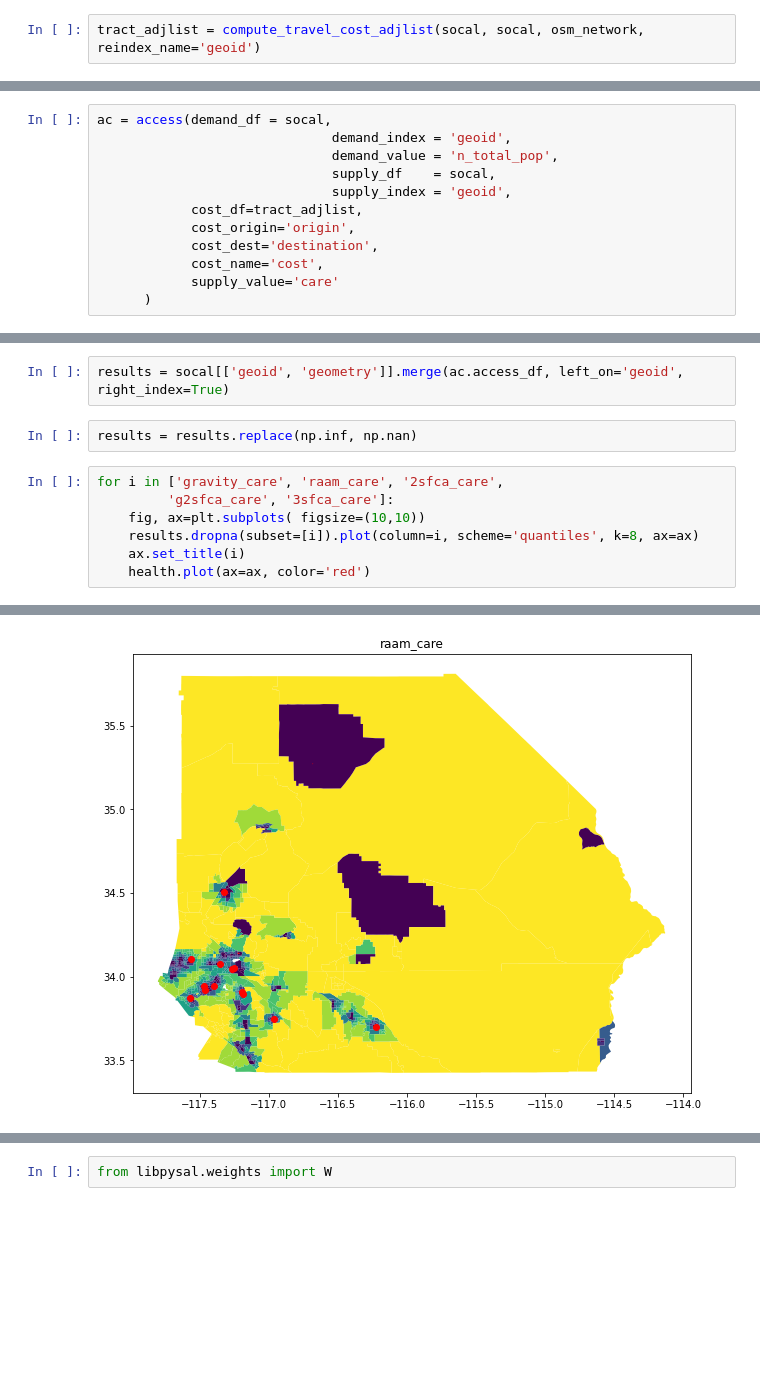
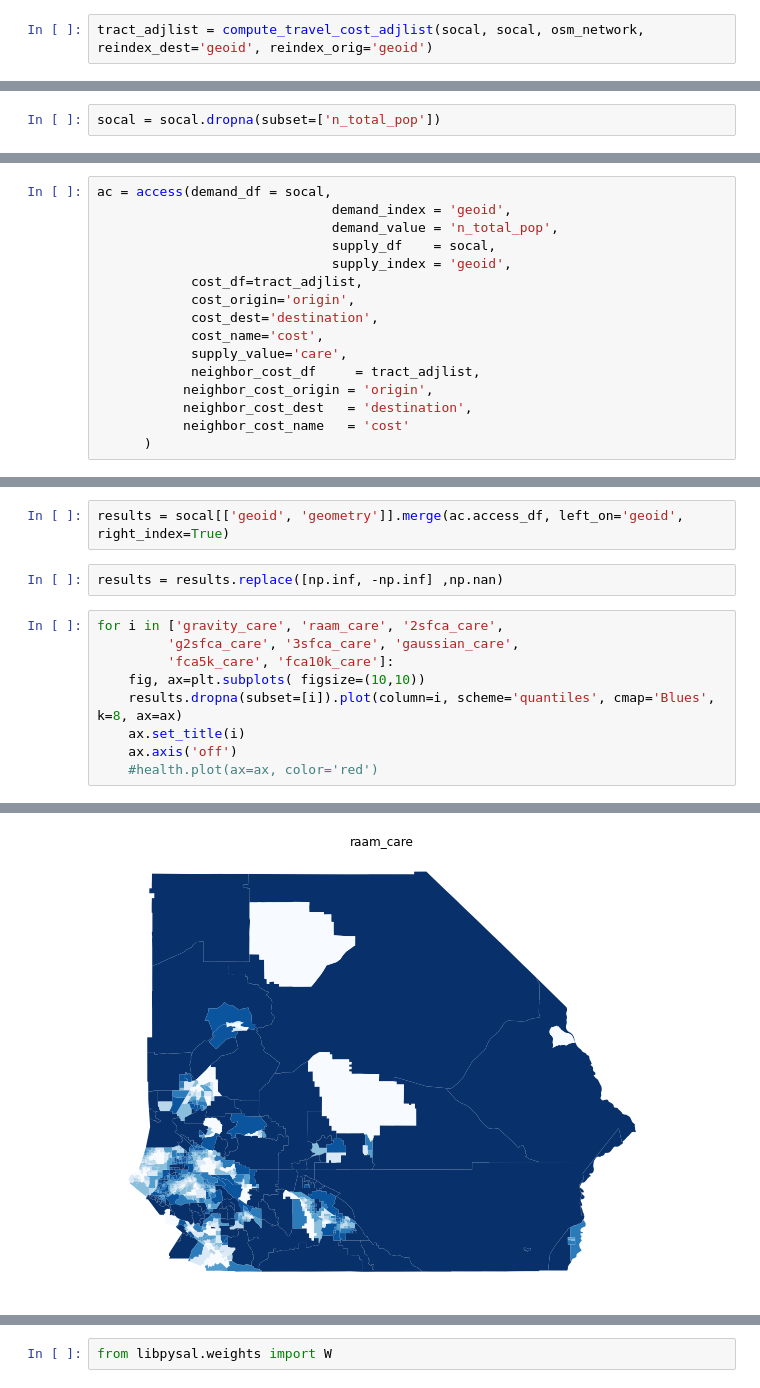
Before and after one commit to knaaptime/healthacc, a Jupyter notebook: notebooks/simple_access.ipynb, the cells around one changed output, grey strips where cells are left out. Saved outputs shown, nothing was run; the diff lists cells and outputs as text; blank space fills up the shorter version.

```diff
--- a/notebooks/simple_access.ipynb
+++ b/notebooks/simple_access.ipynb
@@ -149,7 +122,7 @@ tract_cost
 | 06065044804 | 140471.896 | 120428.188 | 131192.744 | 130349.629 | 127481.483 | 57470.092 | 87462.582 | ... |
 822 rows × 822 columns
 # %%
-tract_adjlist = compute_travel_cost_adjlist(socal, socal, osm_network, reindex_name='geoid')
+tract_adjlist = compute_travel_cost_adjlist(socal, socal, osm_network, reindex_dest='geoid', reindex_orig='geoid')
 # %% [output]
   """
 # %%
@@ -177,6 +150,8 @@ Left CRS: +init=epsg:4326 +type=crs
 Right CRS: EPSG:4326
 
   """Entry point for launching an IPython kernel.
+# %%
+socal = socal.dropna(subset=['n_total_pop'])
 # %%
 socal = socal.merge(joined, left_on='geoid', right_index=True)
 # %%
@@ -189,6 +164,10 @@ ac = access(demand_df = socal,
             cost_origin='origin',
             cost_dest='destination',
             cost_name='cost',
-            supply_value='care'
+            supply_value='care',
+            neighbor_cost_df     = tract_adjlist,
+           neighbor_cost_origin = 'origin',
+           neighbor_cost_dest   = 'destination',
+           neighbor_cost_name   = 'cost'
       )
 # %%
@@ -221,12 +208,14 @@ import matplotlib.pyplot as plt
 # %%
 results = socal[['geoid', 'geometry']].merge(ac.access_df, left_on='geoid', right_index=True)
 # %%
-results = results.replace(np.inf, np.nan)
+results = results.replace([np.inf, -np.inf] ,np.nan)
 # %%
 for i in ['gravity_care', 'raam_care', '2sfca_care',
-         'g2sfca_care', '3sfca_care']:
+         'g2sfca_care', '3sfca_care', 'gaussian_care',
+         'fca5k_care', 'fca10k_care']:
     fig, ax=plt.subplots( figsize=(10,10))
-    results.dropna(subset=[i]).plot(column=i, scheme='quantiles', k=8, ax=ax)
+    results.dropna(subset=[i]).plot(column=i, scheme='quantiles', cmap='Blues', k=8, ax=ax)
     ax.set_title(i)
-    health.plot(ax=ax, color='red')
+    ax.axis('off')
+    #health.plot(ax=ax, color='red')
 # %% [output]
@@ -234 +223 @@ for i in ['gravity_care', 'raam_care', '2sfca_care',
-[figure, old version]
+[figure, new version]
```
Also changed, not shown: parts of 18 cells of this notebook.
